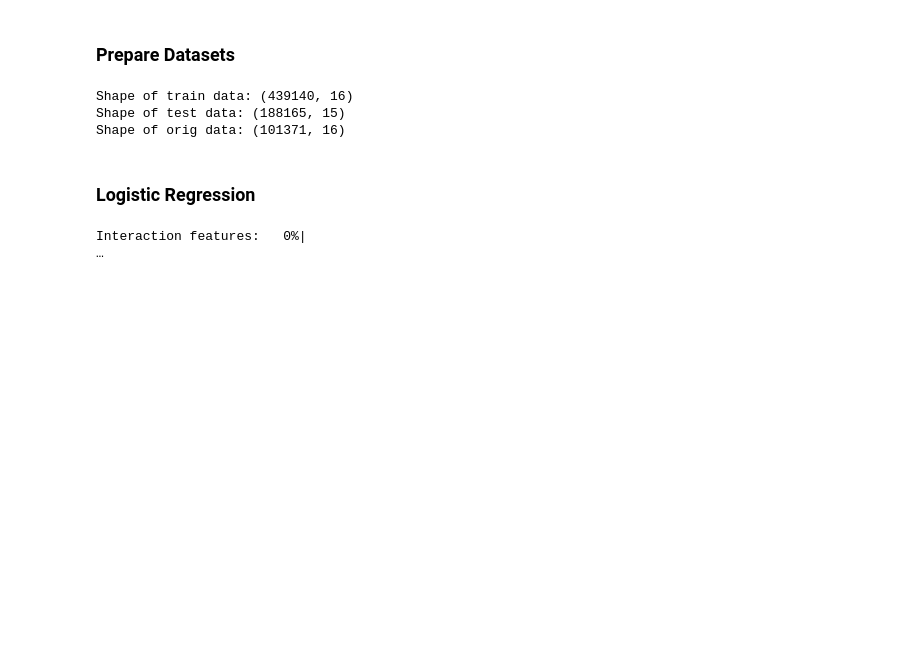
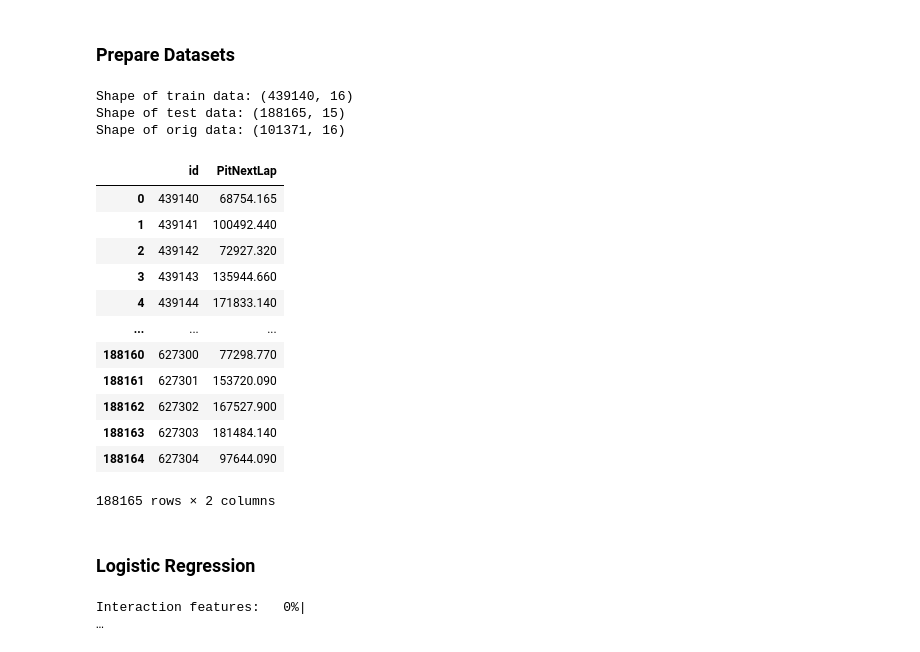
Before and after one commit to Aryan-Kaisth/Kaggle-Competitions, a Jupyter notebook: S6E5-F1-Pit-Stops/notebooks/experiments.ipynb, the cells around one changed output. Saved outputs shown, nothing was run; the diff lists cells and outputs as text; code cells hidden in the pictures; blank space fills up the shorter version.

Commit message:
all submissions done - final day over

```diff
--- a/S6E5-F1-Pit-Stops/notebooks/experiments.ipynb
+++ b/S6E5-F1-Pit-Stops/notebooks/experiments.ipynb
@@ -23,6 +23,7 @@ from tqdm.notebook import tqdm
 import optuna
 from optuna.pruners import MedianPruner
 from rich.console import Console
+import itertools
 console = Console()
 
 # Models
@@ -55,7 +56,6 @@ from src.fe import *
 import config
 import warnings
 warnings.filterwarnings('ignore')
-pd.set_option('display.max_columns', None)
 # %%
 from dotenv import load_dotenv
 load_dotenv()
@@ -83,3 +83,40 @@ print(f'Shape of orig data: {orig.shape}')
 Shape of train data: (439140, 16)
 Shape of test data: (188165, 15)
 Shape of orig data: (101371, 16)
+# %%
+path = Path(r'external_test_proba')
+
+df = pd.DataFrame()
+
+for idx, file in enumerate(sorted(path.iterdir())):
+    df[f'model_{idx}'] = rankdata(read_csv_file(file).iloc[:, 1])
+
+weights = np.array([
+    0.02,
+    0.03,
+    0.05,
+    0.9
+])
+
+blend = df.values @ weights
+
+submission = pd.DataFrame({
+    "id": test_ids,
+    "PitNextLap": blend
+})
+
+display(submission)
+# %% [output]
+|  | id | PitNextLap |
+| 0 | 439140 | 68754.165 |
+| 1 | 439141 | 100492.440 |
+| 2 | 439142 | 72927.320 |
+| 3 | 439143 | 135944.660 |
+| 4 | 439144 | 171833.140 |
+| ... | ... | ... |
+| 188160 | 627300 | 77298.770 |
+| 188161 | 627301 | 153720.090 |
+| 188162 | 627302 | 167527.900 |
+| 188163 | 627303 | 181484.140 |
+| 188164 | 627304 | 97644.090 |
+188165 rows × 2 columns
```
Also changed, not shown: parts of 1 cell of this notebook.
